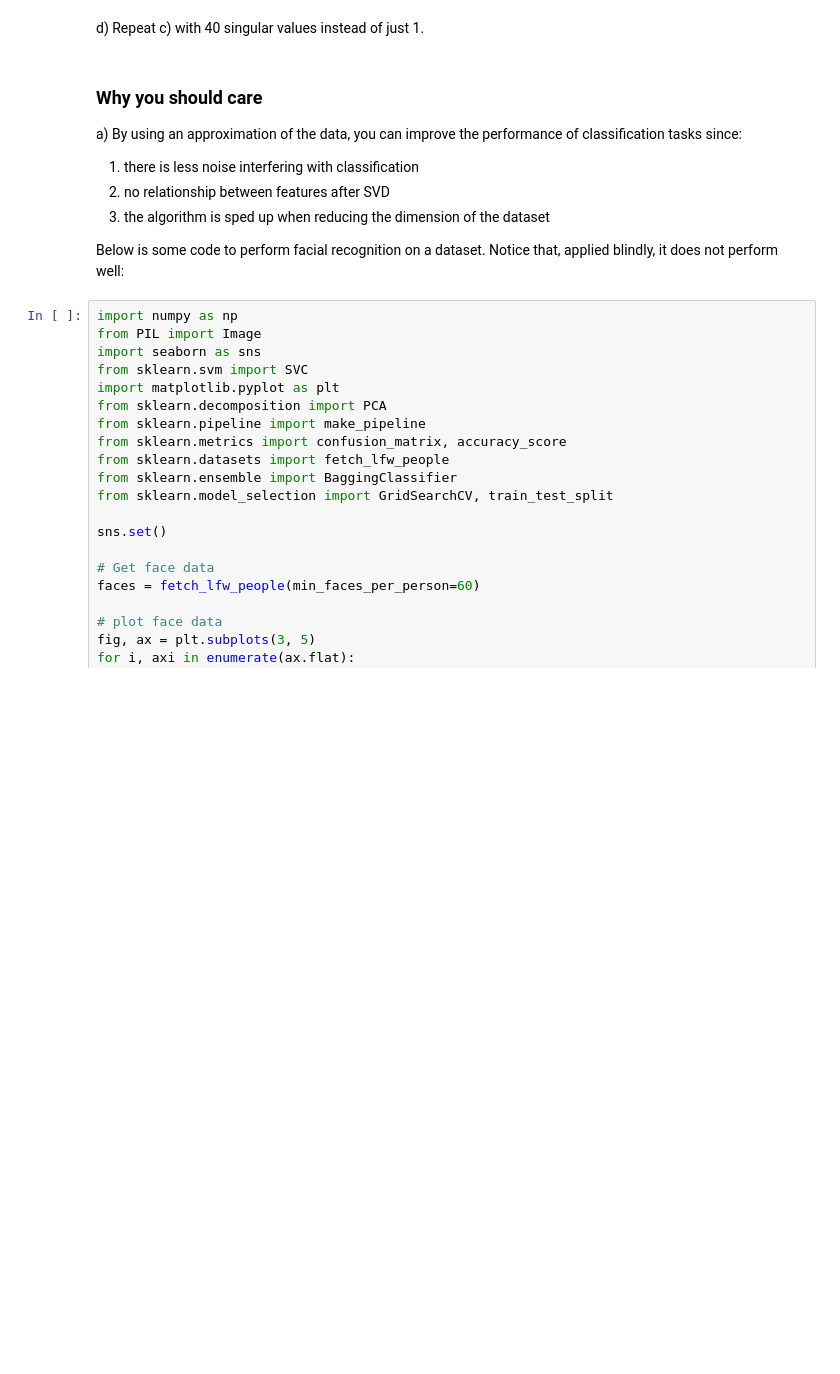
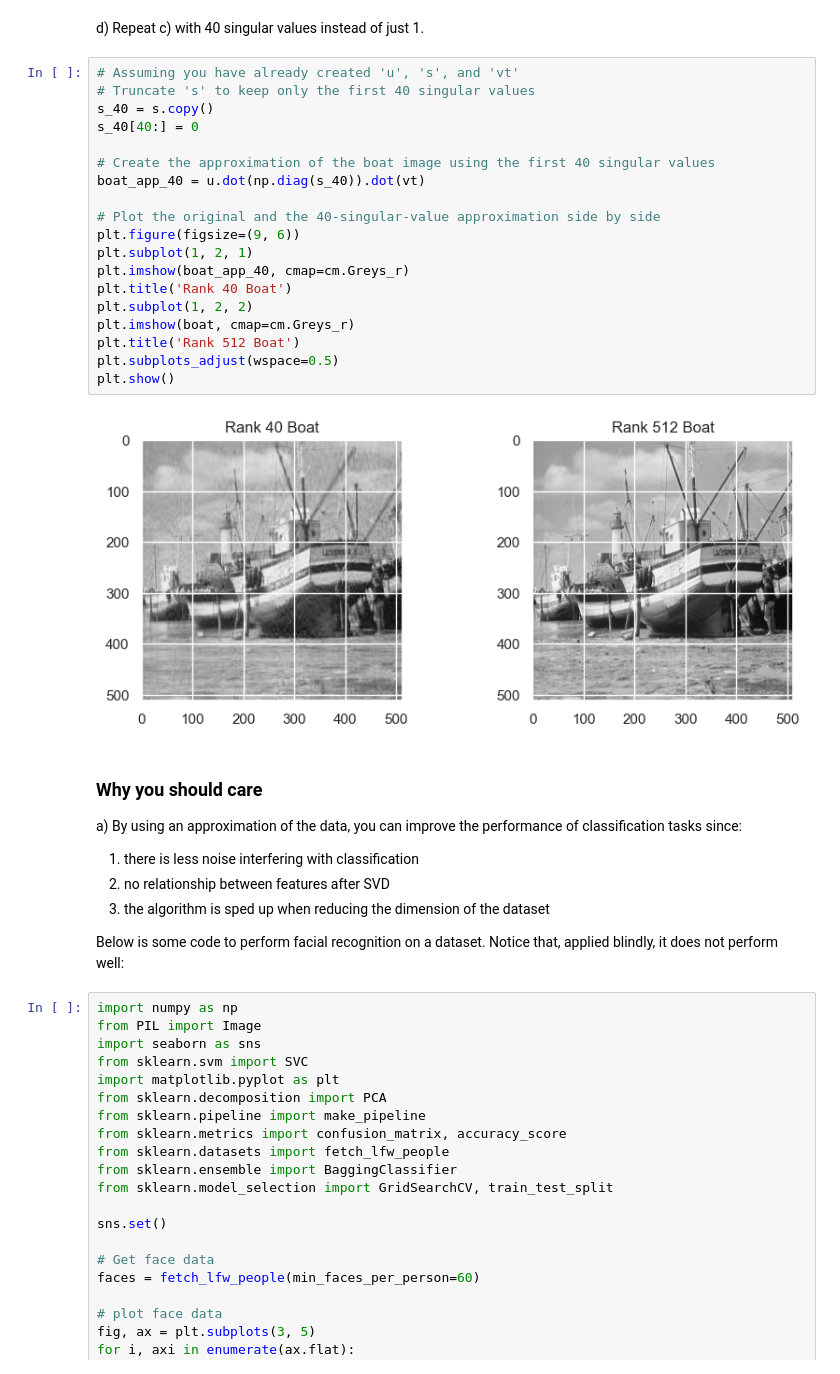
Before and after one commit to Jeetsatishv/CS506Worksheets, a Jupyter notebook: worksheet_10.ipynb, the cells around one changed output. Cells and saved outputs as stored; diff of their text form; blank space fills up the shorter version.

```diff
--- a/worksheet_10.ipynb
+++ b/worksheet_10.ipynb
@@ -115,5 +124,26 @@ plt.show()
 # %% [markdown]
 d) Repeat c) with 40 singular values instead of just 1.
+# %%
+# Assuming you have already created 'u', 's', and 'vt'
+# Truncate 's' to keep only the first 40 singular values
+s_40 = s.copy()
+s_40[40:] = 0
+
+# Create the approximation of the boat image using the first 40 singular values
+boat_app_40 = u.dot(np.diag(s_40)).dot(vt)
+
+# Plot the original and the 40-singular-value approximation side by side
+plt.figure(figsize=(9, 6))
+plt.subplot(1, 2, 1)
+plt.imshow(boat_app_40, cmap=cm.Greys_r)
+plt.title('Rank 40 Boat')
+plt.subplot(1, 2, 2)
+plt.imshow(boat, cmap=cm.Greys_r)
+plt.title('Rank 512 Boat')
+plt.subplots_adjust(wspace=0.5)
+plt.show()
+# %% [output]
+[figure, added]
 # %% [markdown]
 ### Why you should care
 
```
Also changed, not shown: parts of 13 cells of this notebook.
